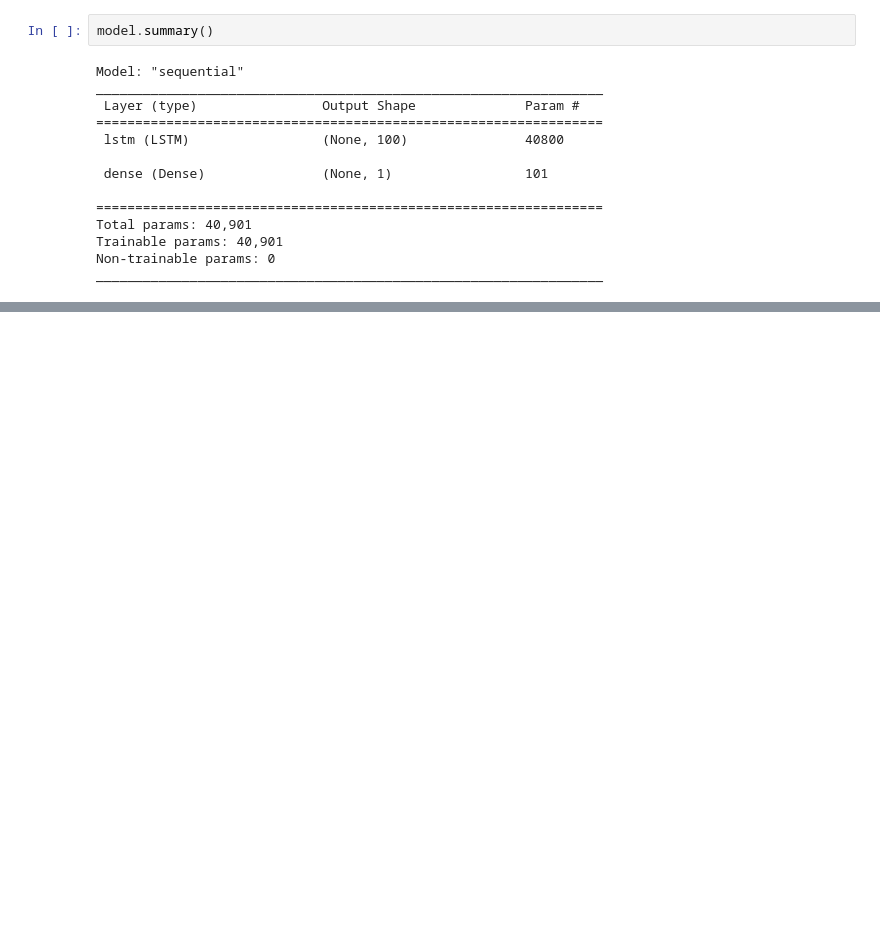
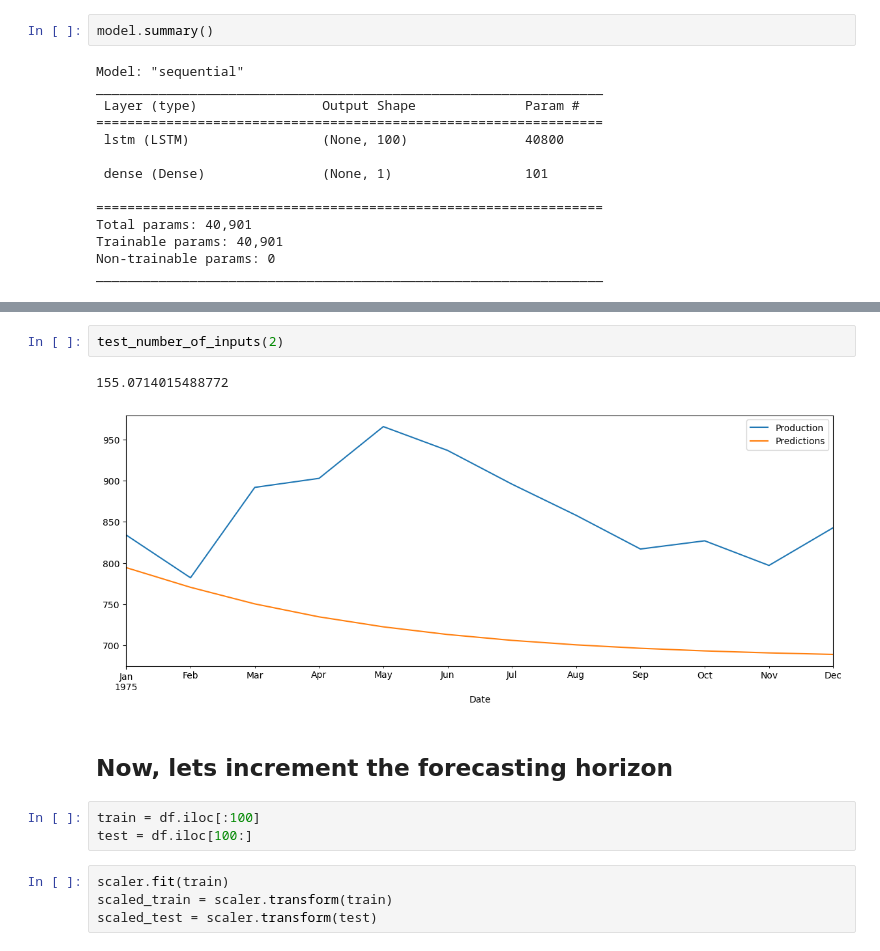
Before and after one commit to herrmilt/PythonLectures, a Jupyter notebook: Lecture8/lstm.ipynb, the cells around one changed output, grey strips where cells are left out. Saved outputs shown, nothing was run; the diff lists cells and outputs as text; blank space fills up the shorter version.

```diff
--- a/Lecture8/lstm.ipynb
+++ b/Lecture8/lstm.ipynb
@@ -264,0 +185,14 @@ print(rmse)
+# %%
+test_number_of_inputs(2)
+# %% [output]
+155.0714015488772
+[figure, added]
+# %% [markdown]
+## Now, lets increment the forecasting horizon
+# %%
+train = df.iloc[:100]
+test = df.iloc[100:]
+# %%
+scaler.fit(train)
+scaled_train = scaler.transform(train)
+scaled_test = scaler.transform(test)
```
Also changed, not shown: parts of 34 cells of this notebook, 6 other files.
